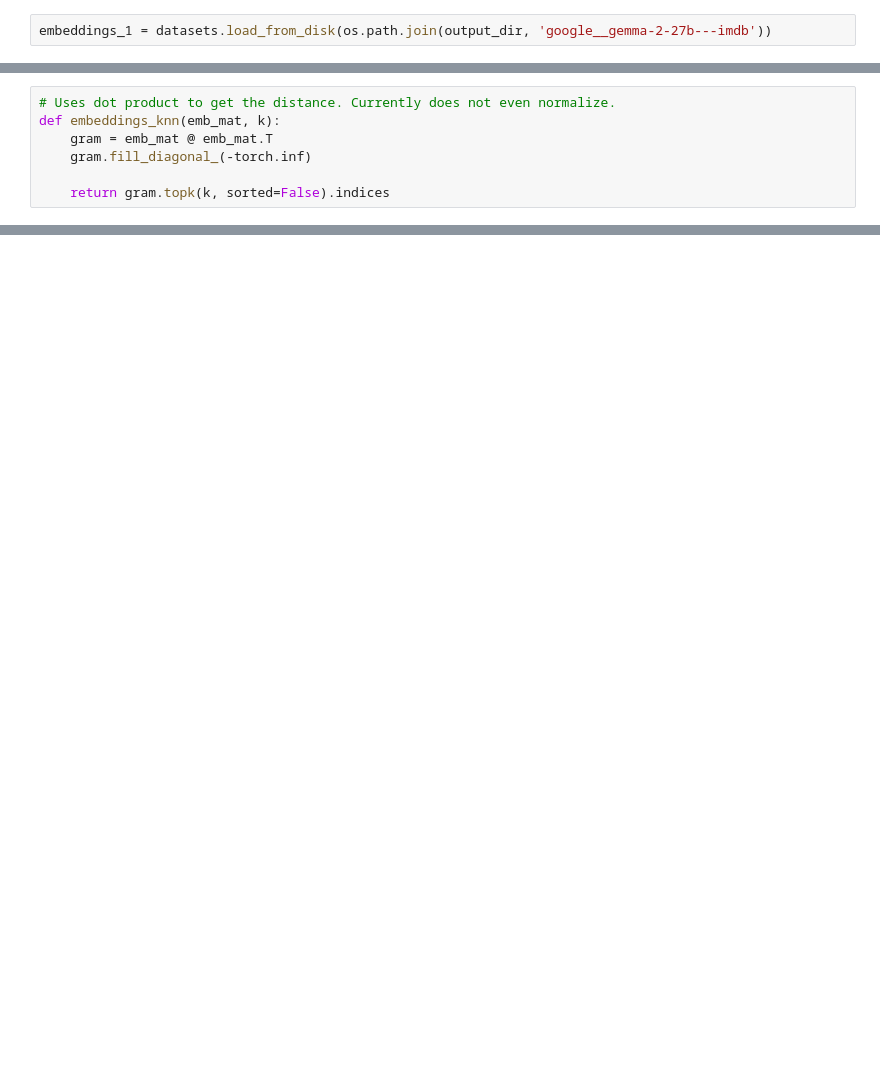
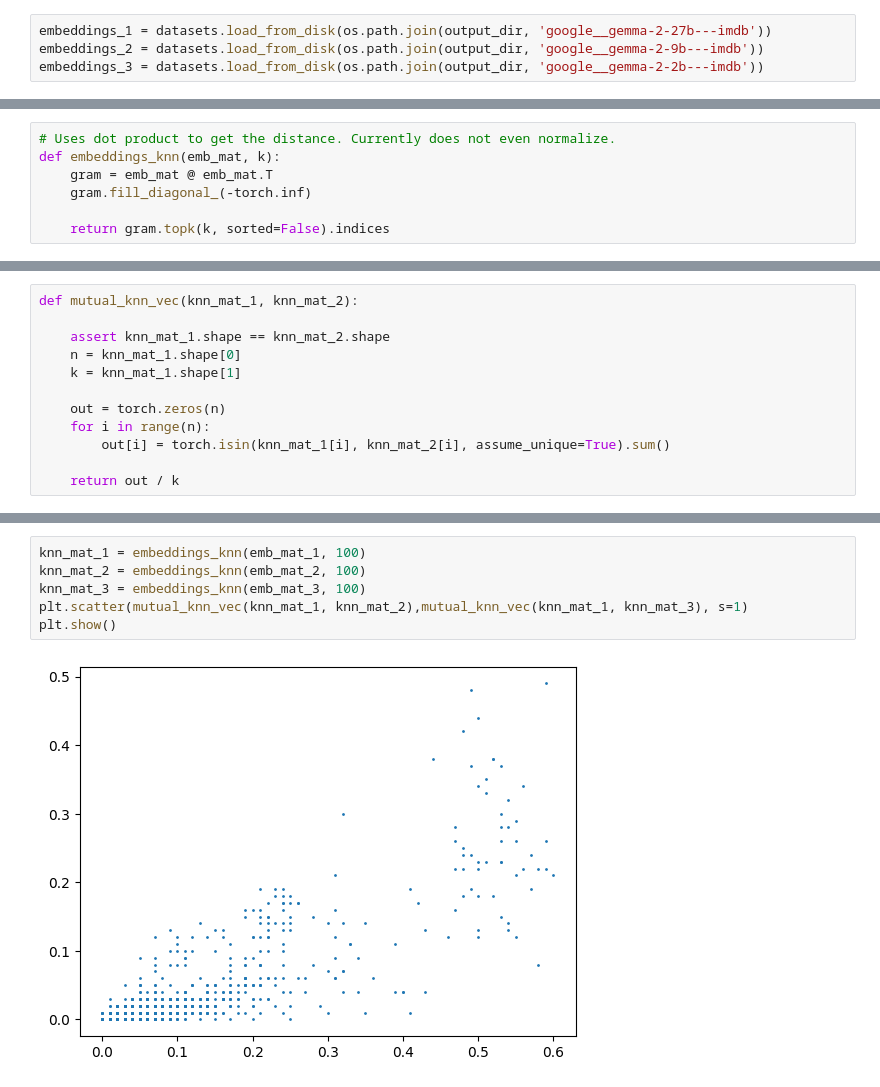
Before and after one commit to chriswolfram/unireps, a Jupyter notebook: notebooks/unireps-1.ipynb, the cells around one changed output, grey strips where cells are left out. Cells and saved outputs as stored; diff of their text form; blank space fills up the shorter version.

```diff
--- a/notebooks/unireps-1.ipynb
+++ b/notebooks/unireps-1.ipynb
@@ -313,3 +316,5 @@ layer_mean_embeddings = ((torch.stack(model_out.hidden_states)[:, torch.arange(i
 torch.Size([10, 17, 2048])
 # %%
 embeddings_1 = datasets.load_from_disk(os.path.join(output_dir, 'google__gemma-2-27b---imdb'))
+embeddings_2 = datasets.load_from_disk(os.path.join(output_dir, 'google__gemma-2-9b---imdb'))
+embeddings_3 = datasets.load_from_disk(os.path.join(output_dir, 'google__gemma-2-2b---imdb'))
@@ -353,0 +371,12 @@ def jaccard_mat(mat):
+# %%
+def mutual_knn_vec(knn_mat_1, knn_mat_2):
+
+    assert knn_mat_1.shape == knn_mat_2.shape
+    n = knn_mat_1.shape[0]
+    k = knn_mat_1.shape[1]
+
+    out = torch.zeros(n)
+    for i in range(n):
+        out[i] = torch.isin(knn_mat_1[i], knn_mat_2[i], assume_unique=True).sum()
+
+    return out / k
@@ -365,0 +403,8 @@ plt.show()
+# %%
+knn_mat_1 = embeddings_knn(emb_mat_1, 100)
+knn_mat_2 = embeddings_knn(emb_mat_2, 100)
+knn_mat_3 = embeddings_knn(emb_mat_3, 100)
+plt.scatter(mutual_knn_vec(knn_mat_1, knn_mat_2),mutual_knn_vec(knn_mat_1, knn_mat_3), s=1)
+plt.show()
+# %% [output]
+[figure, added]
```
Also changed, not shown: parts of 18 cells of this notebook, 3 other files.
